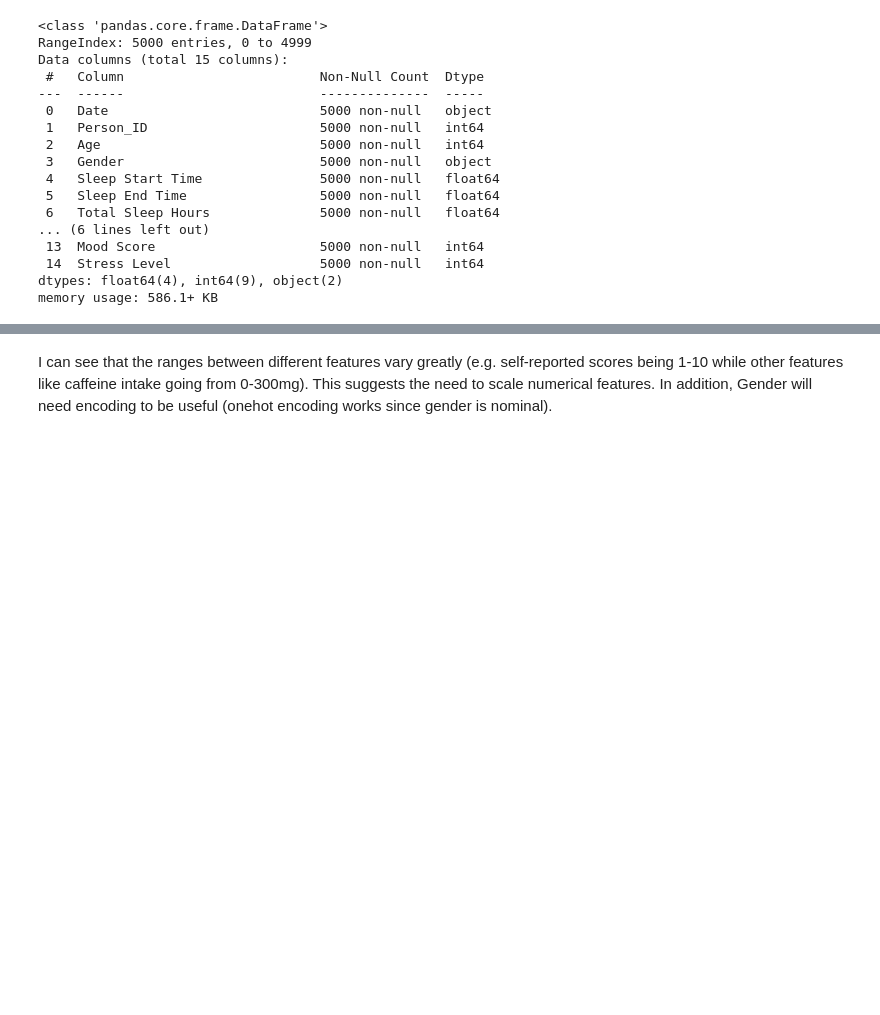
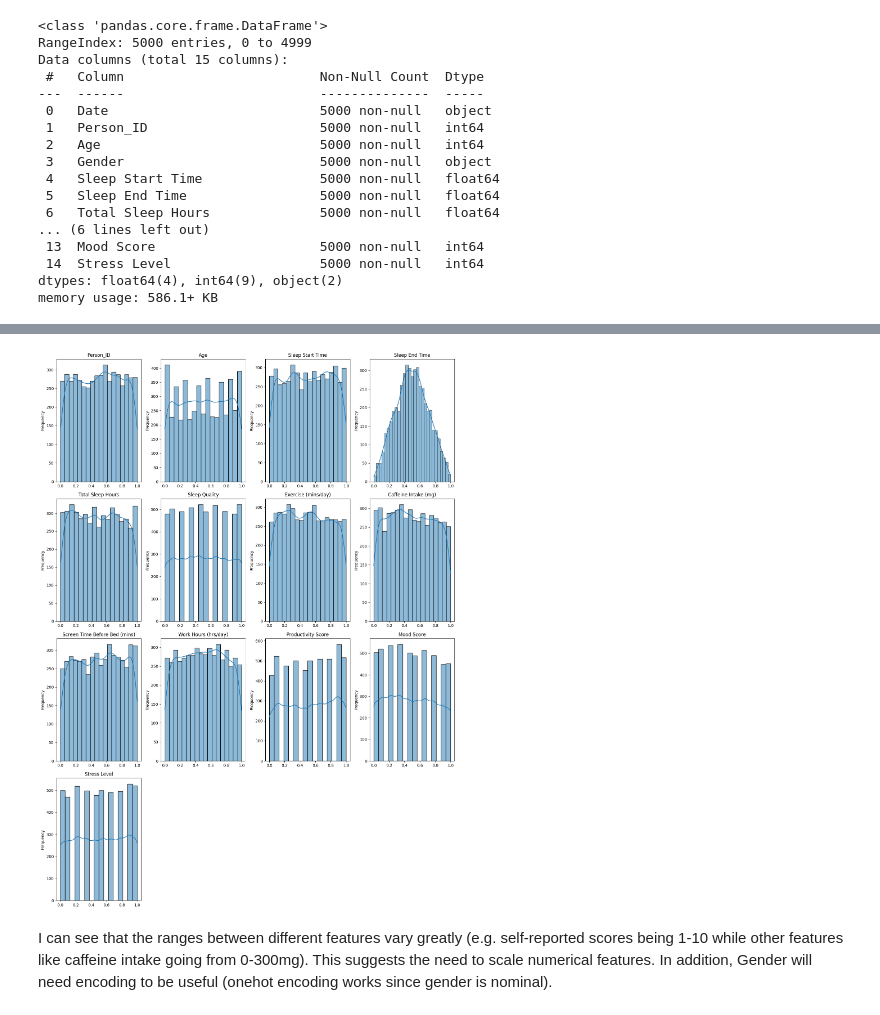
Before and after one commit to malikmahdivika/BMEN415-ML, a Jupyter notebook: Malik_models/Regression_MLR_Malik.ipynb, the cells around one changed output, grey strips where cells are left out. Saved outputs shown, nothing was run; the diff lists cells and outputs as text; code cells hidden in the pictures; blank space fills up the shorter version.

```diff
--- a/Malik_models/Regression_MLR_Malik.ipynb
+++ b/Malik_models/Regression_MLR_Malik.ipynb
@@ -125,3 +144,18 @@ plt.show()
+# %%
+# plot distribution of each feature in min-max scaled dataframe
+num_features_minmax = len(sleepcycle_dataframe_minmax.columns)
+num_rows_minmax = math.ceil(num_features_minmax / 4)  # Adjust rows dynamically
+plt.figure(figsize=(15, 5 * num_rows_minmax))
+for i, col in enumerate(sleepcycle_dataframe_minmax.columns):
+    plt.subplot(num_rows_minmax, 4, i + 1)
+    sns.histplot(sleepcycle_dataframe_minmax[col], kde=True)
+    plt.title(col)
+    plt.xlabel('')
+    plt.ylabel('Frequency')
+plt.tight_layout()
+plt.show()
+# %% [output]
+[figure, added]
 # %% [markdown]
 I can see that the ranges between different features vary greatly (e.g. self-reported scores being 1-10 while other features like caffeine intake going from 0-300mg). This suggests the need to scale numerical features. In addition, Gender will need encoding to be useful (onehot encoding works since gender is nominal).
 # %% [markdown]
```
Also changed, not shown: parts of 11 cells of this notebook, 5 other files.
